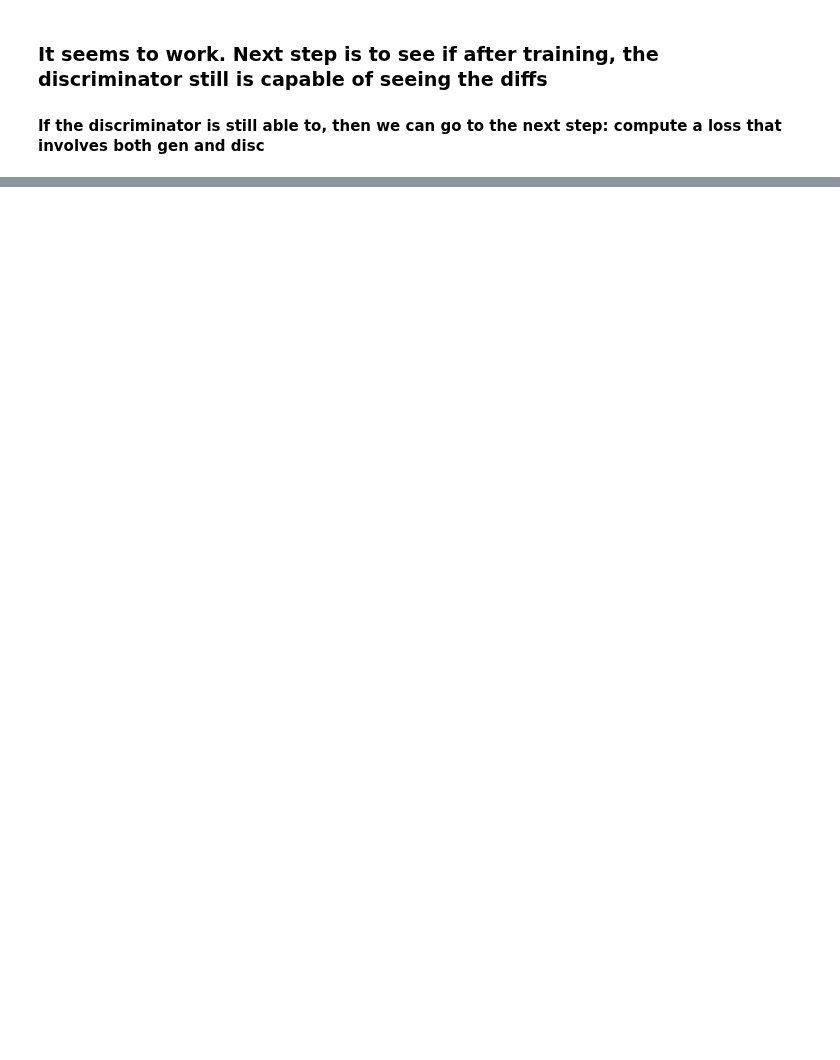
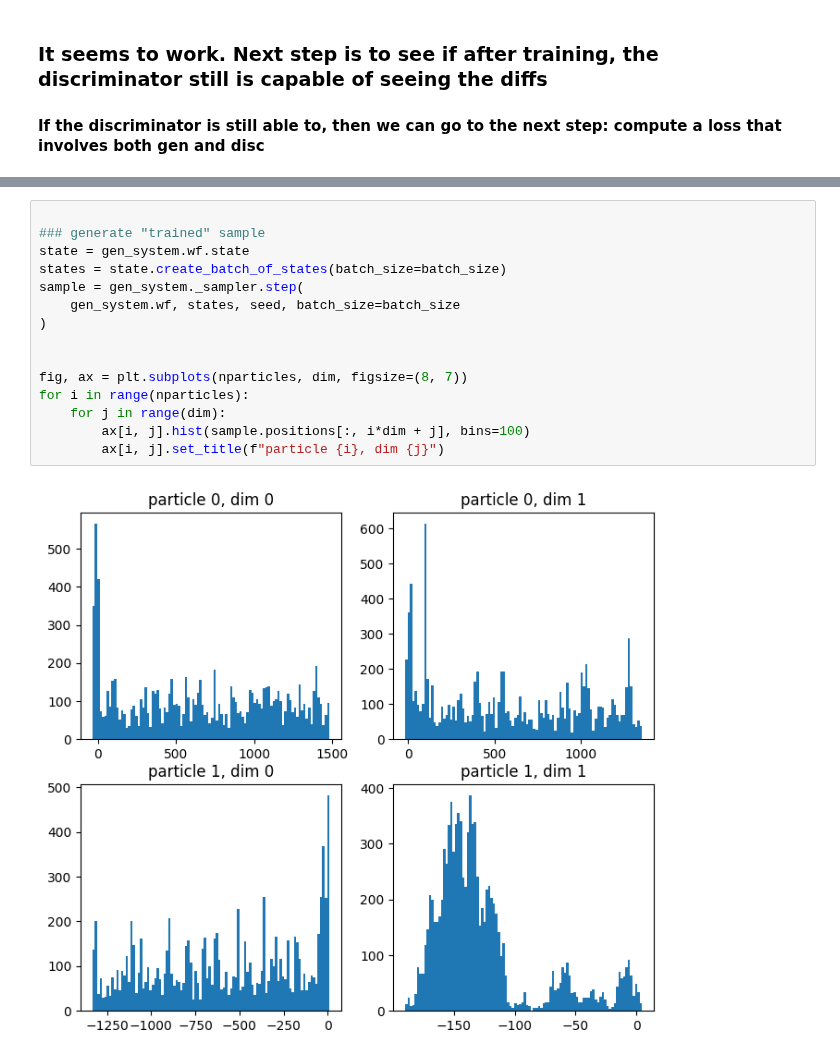
Before and after one commit to Daniel-Haas-B/NeuralQuantumState, a Jupyter notebook: thesis_misc/gans.ipynb, the cells around one changed output, grey strips where cells are left out. Drawn from its saved outputs; the diff is of its cells as text; blank space fills up the shorter version.

```diff
--- a/thesis_misc/gans.ipynb
+++ b/thesis_misc/gans.ipynb
@@ -297,0 +210,17 @@ KeyboardInterrupt:
+# %%
+
+### generate "trained" sample
+state = gen_system.wf.state
+states = state.create_batch_of_states(batch_size=batch_size)
+sample = gen_system._sampler.step(
+    gen_system.wf, states, seed, batch_size=batch_size
+)
+
+
+fig, ax = plt.subplots(nparticles, dim, figsize=(8, 7))
+for i in range(nparticles):
+    for j in range(dim):
+        ax[i, j].hist(sample.positions[:, i*dim + j], bins=100)
+        ax[i, j].set_title(f"particle {i}, dim {j}")
+# %% [output]
+[figure, added]
```
Also changed, not shown: parts of 14 cells of this notebook, 17 other files.
